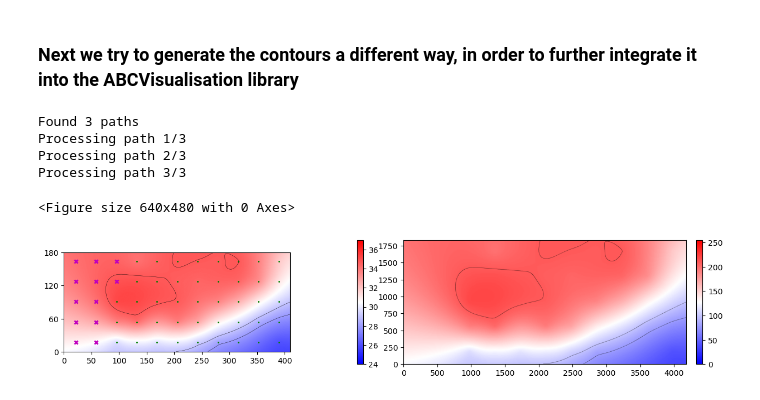
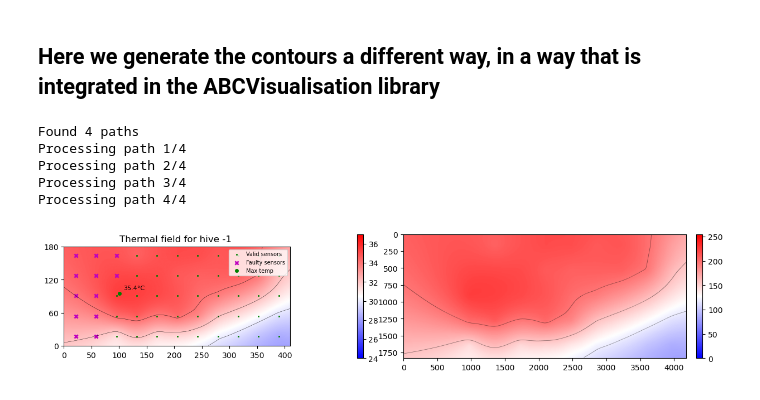
Before and after one commit to epfl-mobots/ABCThermalPlots, a Jupyter notebook: sandbox.ipynb, the cells around one changed output. Cells and saved outputs as stored; diff of their text form; code cells hidden in the pictures.

Commit message:
library greatly reshaped

```diff
--- a/sandbox.ipynb
+++ b/sandbox.ipynb
@@ -213,26 +99,28 @@ Max temp at 132, 53 for row 30000 [tmax = 40.007312364498326]
 # %%
+file_path = '/Users/cyrilmonette/Library/CloudStorage/SynologyDrive-data/22.06-22.10_observation_BH/Thermal meas/abc01/abc01_tmp_2022-06-28.csv'
+_levels = [28, 30, 32, 34]
+
+temperatures, _ = tu.readFromFile(file_path)
+
 # For the same data, make two plots: one plot with t63 valid and one with t63 invalid (set it to -273.0):
-df = pd.read_csv("/Users/cyrilmonette/Library/CloudStorage/SynologyDrive-data/22.06-22.10_observation_BH/Thermal meas/abc01/abc01_tmp_2022-06-27.csv", parse_dates=['datetime'])
-df.set_index('datetime', inplace=True)
-print(df.head())
-plt.figure(2); plt.clf()
 fig, ax = plt.subplots(nrows=1, ncols=3, figsize=(18, 7))
-temps = df.iloc[0][1:65]
-temps_np = temps.to_numpy()
+temps = temperatures.iloc[0].to_numpy()
 # in the first subplot, plot the valid data
-hive = tu.ThermalFrame(temperature_data=temps_np, show_sensors=True)
-hive.plot_thermal_field(ax[0],show_cb=True,v_min=24,v_max=37,contours=[30,32,34])
+hive = tu.ThermalFrame(temperature_data=temps)
+hive.plot_thermal_field(ax[0],show_cb=True, show_sensors=True, v_min=24,v_max=37,contours=_levels)
 ax[0].set_title(f"Valid data")
 
 # in the second subplot, plot the invalid data
-temps_np[52:63] = -273.0
-hive = tu.ThermalFrame(temperature_data=temps_np, show_sensors=True)
-hive.plot_thermal_field(ax[1],show_cb=True,v_min=24,v_max=37,contours=[30,32,34])
+temps[52:63] = -273.0
+hive = tu.ThermalFrame(temperature_data=temps)
+hive.plot_thermal_field(ax[1],show_cb=True, show_sensors=True, v_min=24,v_max=37,contours=_levels)
 ax[1].set_title(f"Invalid data")
 
 # in the second subplot, plot the invalid data
-temps_np[52:64] = -273.0
-hive = tu.ThermalFrame(temperature_data=temps_np, show_sensors=True)
-hive.plot_thermal_field(ax[2],show_cb=True,v_min=24,v_max=37,contours=[30,32,34])
+temps[52:64] = -273.0
+hive = tu.ThermalFrame(temperature_data=temps)
+hive.plot_thermal_field(ax[2],show_cb=True, show_sensors=True, v_min=24,v_max=37,contours=_levels)
 ax[2].set_title(f"Invalid data with t63 invalid too")
+
+plt.show()
 # %% [output]
@@ -251,14 +139,9 @@ Text(0.5, 1.0, 'Invalid data with t63 invalid too')
 # %% [markdown]
-### Next we try to generate the contours a different way, in order to further integrate it into the ABCVisualisation library
+## Here we generate the contours a different way, in a way that is integrated in the ABCVisualisation library
 # %%
-df = pd.read_csv("/Users/cyrilmonette/Library/CloudStorage/SynologyDrive-data/22.06-22.10_observation_BH/Thermal meas/abc01/abc01_tmp_2022-06-27.csv", parse_dates=['datetime'])
-df.set_index('datetime', inplace=True)
-plt.figure(3); plt.clf()
-
-_levels = [28, 29, 34.7]
 fig, ax = plt.subplots(nrows=1, ncols=2, figsize=(18, 6))
-hive = tu.ThermalFrame(temperature_data=temps_np, show_sensors=True)
-hive.plot_thermal_field(ax[0],show_cb=True,v_min=24,v_max=37,contours=_levels)
+hive = tu.ThermalFrame(temperature_data=temps)
+hive.plot_thermal_field(ax[0],show_cb=True, show_sensors=True, show_max_temp=True, v_min=24,v_max=37,contours=_levels)
 
 # Example thermal field and normalization parameters
 thermal_field = hive.thermal_field  # Original temperature data
@@ -294,6 +177,8 @@ for i, path in enumerate(paths):
 
     # Initialize a list to store points for each disjoint segment
     segment_points = []
+    if codes is None:
+        continue
 
     for vert, code in zip(vertices, codes):
         if code == Path.MOVETO:
@@ -305,37 +190,37 @@ for i, path in enumerate(paths):
                 segment_points[:, 1] *= canvas.shape[0] / norm_field.shape[0]
                 segment_points = np.round(segment_points).astype(np.int32)
 
                 # Draw the segment as a polyline
                 cv2.polylines(canvas, [segment_points], isClosed=False, color=255, thickness=2)
 
             # Start a new segment
             segment_points = [vert]
         elif code in (Path.LINETO, Path.CLOSEPOLY):
             # Continue the current segment
             segment_points.append(vert)
 
     # Draw the last segment if it exists
     if segment_points:
         segment_points = np.array(segment_points)
         segment_points[:, 0] *= canvas.shape[1] / norm_field.shape[1]
         segment_points[:, 1] *= canvas.shape[0] / norm_field.shape[0]
         segment_points = np.round(segment_points).astype(np.int32)
         cv2.polylines(canvas, [segment_points], isClosed=False, color=255, thickness=2)
 
 
 # Overlay the contours onto your RGB overlay
 overlay_with_contours = overlay_rgb.copy()
 overlay_with_contours[canvas > 0] = (0, 0, 0, 255)  # Black contour
 
 # Display or save the result
-img = ax[1].imshow(cv2.cvtColor(overlay_with_contours, cv2.COLOR_RGBA2RGB),cmap=plt.get_cmap('bwr'), origin='lower')
+img = ax[1].imshow(cv2.cvtColor(overlay_with_contours, cv2.COLOR_RGBA2RGB),cmap=plt.get_cmap('bwr'))
 cbar = plt.colorbar(img, ax=ax, orientation='vertical')
 cbar.ax.set_position([ax[1].get_position().x1 + 0.01, ax[1].get_position().y0, 0.04, ax[1].get_position().height])  # Adjust position relative to ax
 plt.show()
 # %% [output]
-Found 3 paths
-Processing path 1/3
-Processing path 2/3
-Processing path 3/3
+Found 4 paths
+Processing path 1/4
+Processing path 2/4
+Processing path 3/4
+Processing path 4/4
-<Figure size 640x480 with 0 Axes>
-[figure, old version]
+[figure, new version]
```
Also changed, not shown: parts of 12 cells of this notebook, 1 other file.
